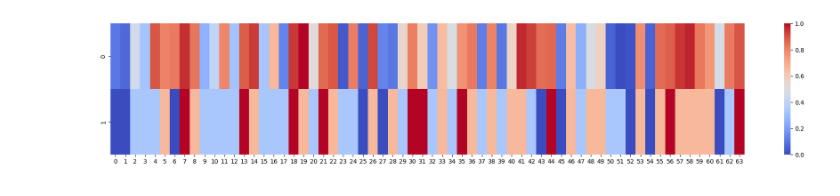
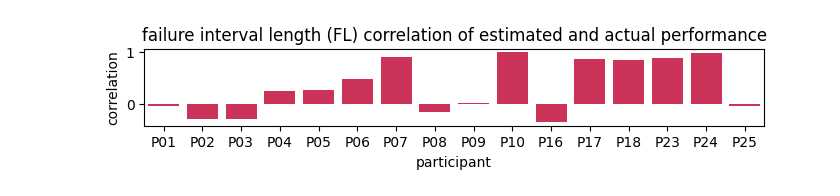
Before and after one commit to dicelab-rhul/icua-data-analysis, a Jupyter notebook: demographics.ipynb, the cells around one changed output. Cells and saved outputs as stored; diff of their text form; code cells hidden in the pictures.

Commit message:
demograph/opinion analysis

```diff
--- a/demographics.ipynb
+++ b/demographics.ipynb
@@ -182,49 +234,45 @@ df_demo.to_csv('output.txt', index=False)
 # P24, icuaA, icuB, icuA,  icuaB, hard,     moderate, moderate, moderate
 # what was P16 doing?
 
+def estimated_performance_correlation(failure_statistic, title=None):
+    data = load_nested_dict('data/Processed')
+    df_p = compute_failure_interval_statistics(data, failure_statistic)
+    df_p = df_p[['participant', 'experiment', 'total']]
+    df_p = df_p.pivot(index='participant', columns='experiment', values='total')
+    exp = df_p.reset_index(drop=True).select_dtypes(include="number").columns.to_list()
+    df_demo = get_demographics_data()
+    df_p = df_p.reset_index()
+    def order_scores(df_p):
+        for (i, drow), (i, prow) in zip(df_demo[['participant',0,1,2,3]].iterrows(), df_p.iterrows()):
+            assert drow['participant'] == prow['participant']
+            drow = drow.to_list()
+            yield [drow[0]] + [prow[i] for i in drow[1:]] # reorder
+    df_score = pd.DataFrame(order_scores(df_p), columns=['participant',0,1,2,3])
+    df_score = df_score.melt(id_vars='participant', var_name='experiment', value_name='score')
+    df_score = df_score.reset_index(drop=True)
+    df_demo = df_demo[['participant','S0','S1','S2','S3']].rename(columns={'S0':0,'S1':1,'S2':2,'S3':3})
+    df_demo = df_demo.melt(id_vars='participant', var_name='experiment', value_name='estimate')
+    ests = ['veasy', 'easy', 'moderate', 'hard']
+    ests = {ests[i]:i for i in range(len(ests))}
+    df_demo = df_demo.replace(ests) # replace with numeric values so we can compute correlations
+    df_m = pd.merge(df_score, df_demo, on=['participant', 'experiment'])
+    print(f"Overall Correlation: {df_m['score'].corr(df_m['estimate']):.4f}")
 
-pd.set_option("display.max_rows", 10)
+    grouped_df = df_m.groupby('participant')[['score', 'estimate']].corr().reset_index()
+    grouped_df = grouped_df.loc[::2][['participant', 'estimate']]
+    grouped_df = grouped_df.rename(columns={'estimate':'correlation'})
 
-data = load_nested_dict('data/Processed')
+    fig = plt.figure(figsize=(8,1))
 
-df_p = compute_failure_interval_statistics(data, Statistics.compute_failure_proportion)
-#mean_failure_length = compute_failure_interval_statistics(data, Statistics.compute_mean_interval_length)
-#failure_count = compute_failure_interval_statistics(data, Statistics.compute_failure_count)
+    ax = sns.barplot(x='participant', y='correlation', data=grouped_df, color="#e6194B")
+    ax.set_title(f"{title} correlation of estimated and actual performance")
+    plt.show()
+    #fig = plt.figure(figsize=(24,4))
+    #df_sorted = df_m.sort_values('participant').reset_index(drop=True)
+    #sns.heatmap(MinMaxScaler().fit_transform(df_sorted[['score','estimate']]).T, cmap='coolwarm',)
 
-df_demo = get_demographics_data()
-df_p = df_p[['participant', 'experiment', 'total']]
-df_p = df_p.pivot(index='participant', columns='experiment', values='total')
-
-def reorder_rows(row):
-    icrow = row[[0,1,2,3]].tolist()
-    index = [icrow.index(i) + 1 for i in df_p.columns]
-    ecrow = row[['participant','S0','S1','S2','S3']]
-    return ecrow[[0,*index]].reset_index(drop=True)
-
-df_est = df_demo.apply(reorder_rows, axis=1).reset_index(drop=True)
-df_p = df_p.reset_index()
-df_est.columns = df_p.columns
-
-df_p = df_p.melt(id_vars='participant', var_name='experiment', value_name='score')
-df_est = df_est.melt(id_vars='participant', var_name='experiment', value_name='estimate')
-
-df_m = pd.merge(df_p, df_est, on=['participant', 'experiment'])
-
-ests = ['veasy', 'easy', 'moderate', 'hard']
-ests = {ests[i]:i for i in range(len(ests))}
-
-df_corr = df_m.replace(ests)
-
-print(f"Overall Correlation: {df_corr['score'].corr(df_corr['estimate']):.4f}")
-
-grouped_df = df_corr.groupby('participant')[['score', 'estimate']].corr().reset_index()
-grouped_df = grouped_df.loc[::2][['participant', 'estimate']]
-grouped_df = grouped_df.rename(columns={'estimate':'correlation'})
-
-
-plt.figure(figsize=(24,2))
-sns.barplot(x='participant', y='correlation', data=grouped_df, color='black')
-
-plt.figure(figsize=(24,4))
-sns.heatmap(MinMaxScaler().fit_transform(df_corr.sort_values('participant').reset_index(drop=True)[['score','estimate']]).T, cmap='coolwarm',)
+markdown("#### Correlation between estimated and actual performance\n This might give some indiciation of which performance measure is a good one if we assume that the participants are reasonably good at judging their own performance.")
+estimated_performance_correlation(Statistics.compute_failure_proportion,   title="failure proportion (FP)")
+estimated_performance_correlation(Statistics.compute_mean_interval_length, title="failure interval length (FL)")
+estimated_performance_correlation(Statistics.compute_failure_count,        title="failure count (FC)")
 # %% [output]
@@ -250 +284 @@ Overall Correlation: 0.6381
-[figure, old version]
+[figure, new version]
```
Also changed, not shown: parts of 8 cells of this notebook, 3 other files.
